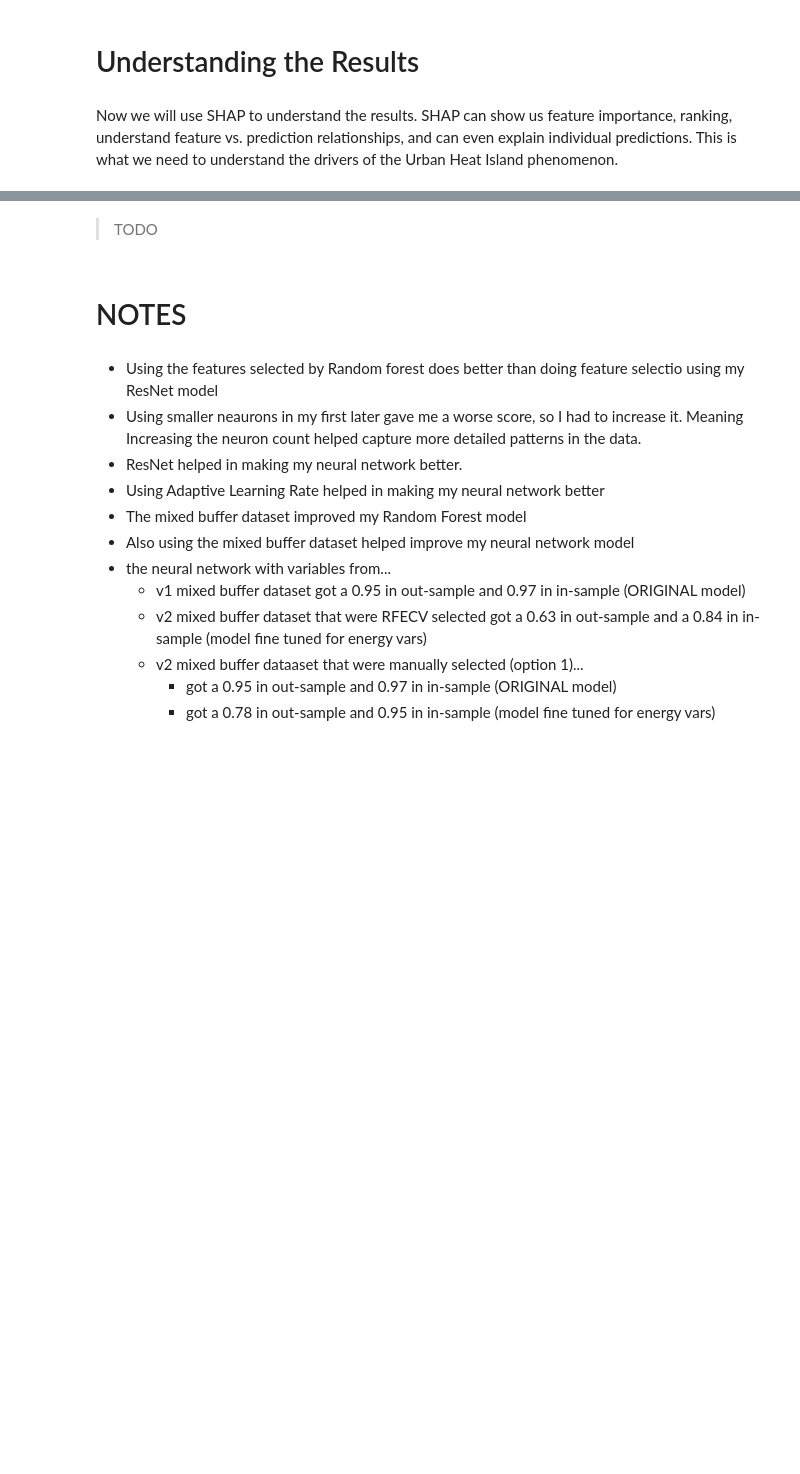
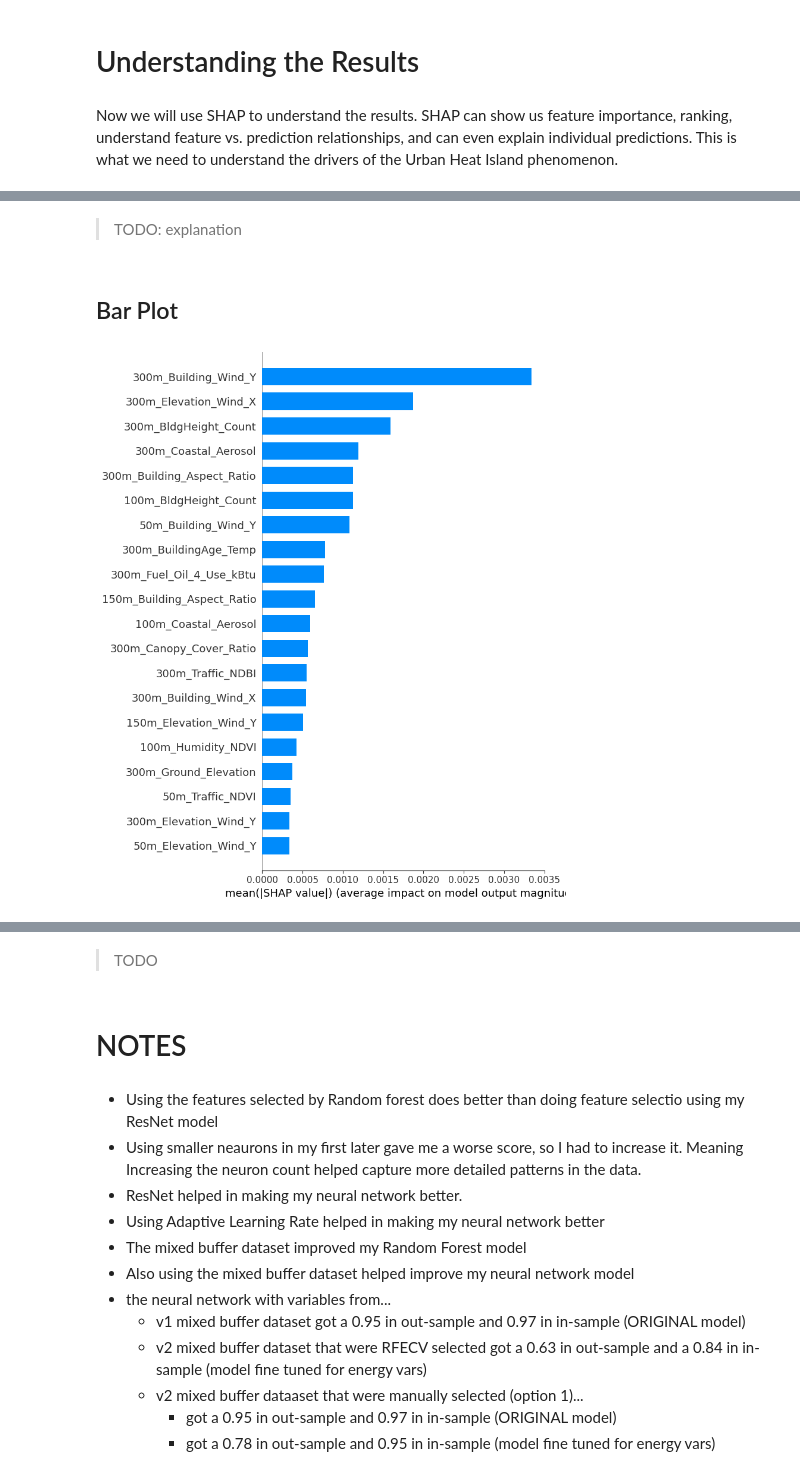
Before and after one commit to FranciscoLozCoding/cooling_with_code, a Jupyter notebook: 10_mixed_buffers_RandomForestRegressor.ipynb, the cells around one changed output, grey strips where cells are left out. Drawn from its saved outputs; the diff is of its cells as text; code cells hidden in the pictures; blank space fills up the shorter version.

```diff
--- a/10_mixed_buffers_RandomForestRegressor.ipynb
+++ b/10_mixed_buffers_RandomForestRegressor.ipynb
@@ -313,0 +372,8 @@ Now we will use SHAP to understand the results. SHAP can show us feature importa
+# %% [markdown]
+>TODO: explanation
+# %% [markdown]
+## Bar Plot
+# %%
+explainer.bar_plot()
+# %% [output]
+[figure, added]
```
Also changed, not shown: parts of 47 cells of this notebook.
